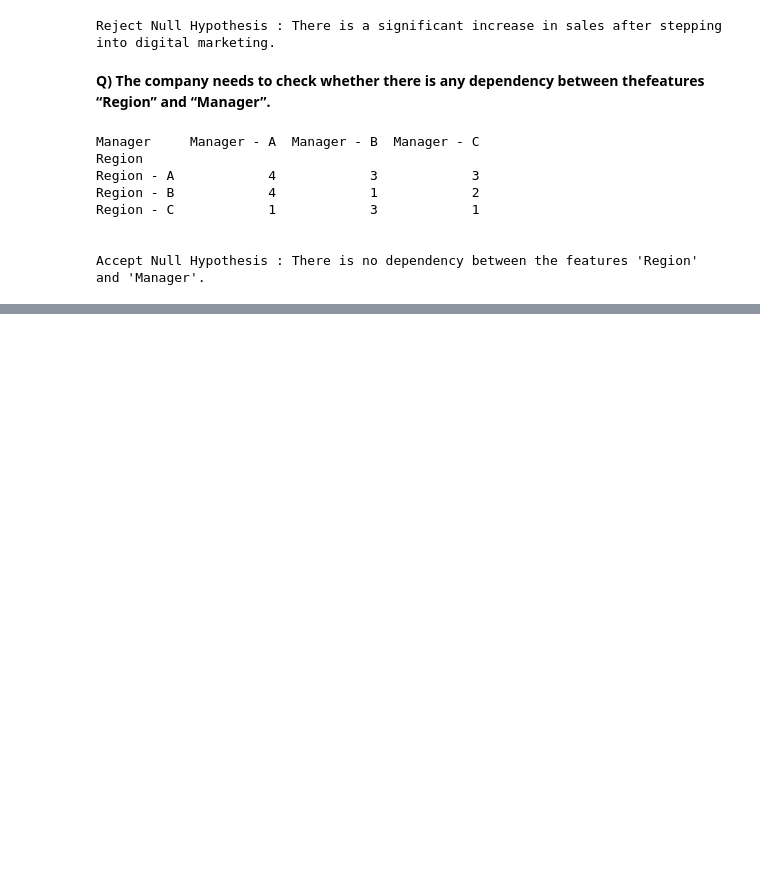
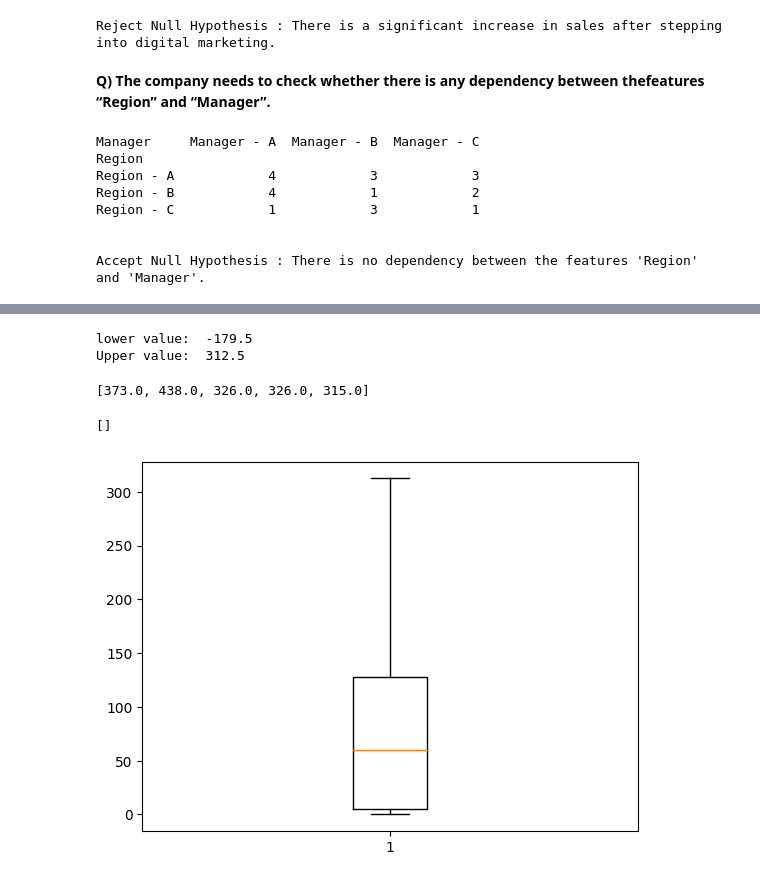
Before and after one commit to thedemonKingx1337/DSA_ICTAK_PythonBase, a Jupyter notebook: DSA_PythonBase.ipynb, the cells around one changed output, grey strips where cells are left out. Drawn from its saved outputs; the diff is of its cells as text; code cells hidden in the pictures; blank space fills up the shorter version.

```diff
--- a/DSA_PythonBase.ipynb
+++ b/DSA_PythonBase.ipynb
@@ -2181,0 +2653,17 @@ Accept Null Hypothesis : There is no dependency between the features 'Region' an
+# %%
+low_lim = Q1 - 1.5*IQR
+up_lim = Q3 +1.5*IQR
+print("lower value: ",low_lim)
+print("Upper value: ",up_lim)
+# %% [output]
+lower value:  -179.5
+Upper value:  312.5
+# %%
+outliers =[]
+for x in data['spirit_servings']:
+   if((x < low_lim) or (x > up_lim)):
+    outliers.append(x)
+
+print(outliers)
+# %% [output]
+[373.0, 438.0, 326.0, 326.0, 315.0]
@@ -2181,0 +2672,14 @@ Accept Null Hypothesis : There is no dependency between the features 'Region' an
+# %%
+outliers =[]
+for x in data['spirit_servings']:
+   if((x < low_lim) or (x > up_lim)):
+    outliers.append(x)
+
+print(outliers)
+# %% [output]
+[]
+# %%
+plt.boxplot(data['spirit_servings'])
+plt.show();
+# %% [output]
+[figure, added]
```
Also changed, not shown: parts of 72 cells of this notebook.
